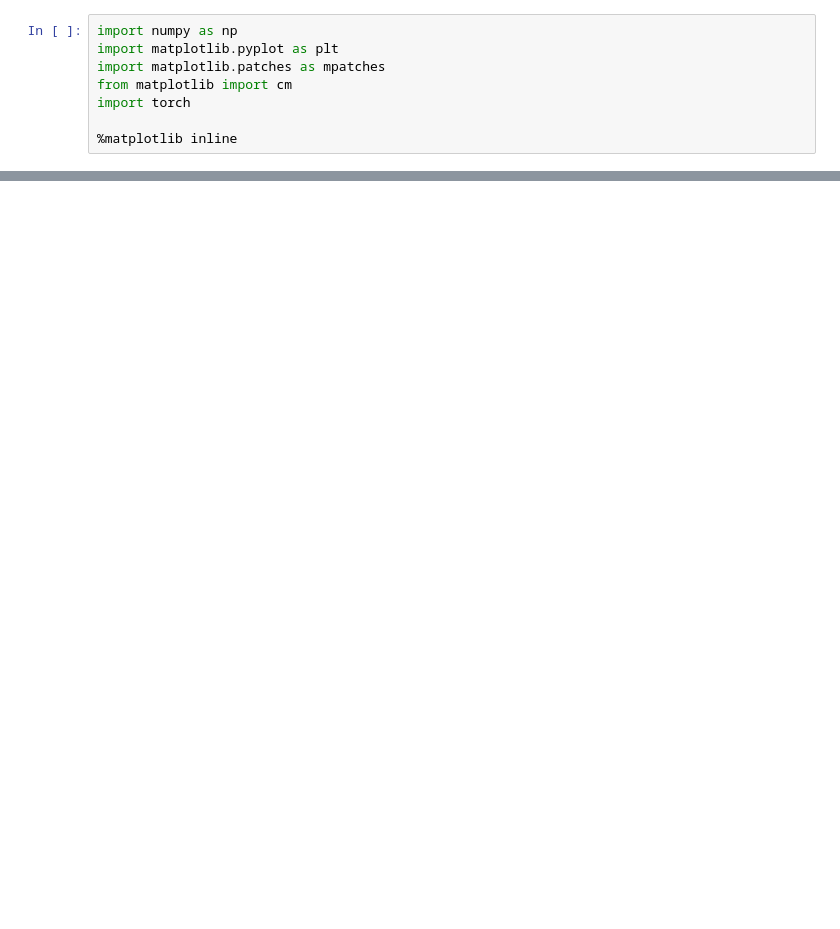
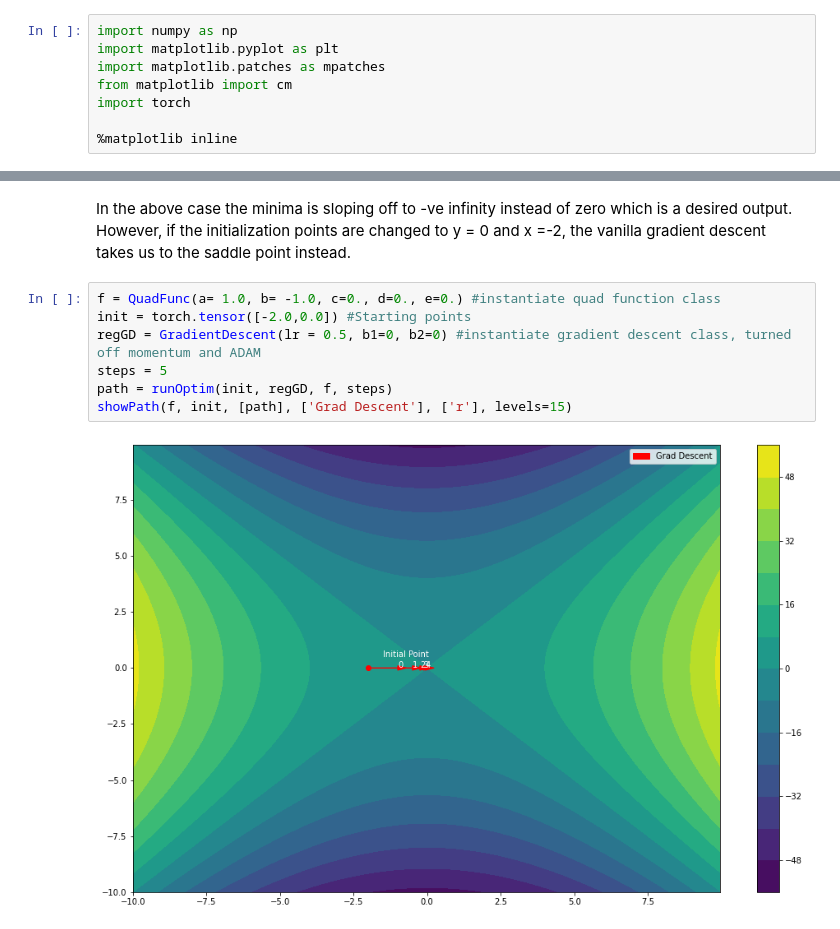
Before and after one commit to mayuriupadhyaya/DL_Learnings, a Jupyter notebook: DL_lab2.ipynb, the cells around one changed output, grey strips where cells are left out. Saved outputs shown, nothing was run; the diff lists cells and outputs as text; blank space fills up the shorter version.

```diff
--- a/DL_lab2.ipynb
+++ b/DL_lab2.ipynb
@@ -116,0 +144,11 @@ showPath(f, init, [path], ['Grad Descent'], ['r'], levels=10)
+# %% [markdown]
+In the above case the minima is sloping off to -ve infinity instead of zero which is a desired output. However, if the initialization points are changed to y = 0 and x =-2, the vanilla gradient descent takes us to the saddle point instead.
+# %%
+f = QuadFunc(a= 1.0, b= -1.0, c=0., d=0., e=0.) #instantiate quad function class
+init = torch.tensor([-2.0,0.0]) #Starting points
+regGD = GradientDescent(lr = 0.5, b1=0, b2=0) #instantiate gradient descent class, turned off momentum and ADAM
+steps = 5
+path = runOptim(init, regGD, f, steps)
+showPath(f, init, [path], ['Grad Descent'], ['r'], levels=15)
+# %% [output]
+[figure, added]
```
Also changed, not shown: parts of 13 cells of this notebook.
